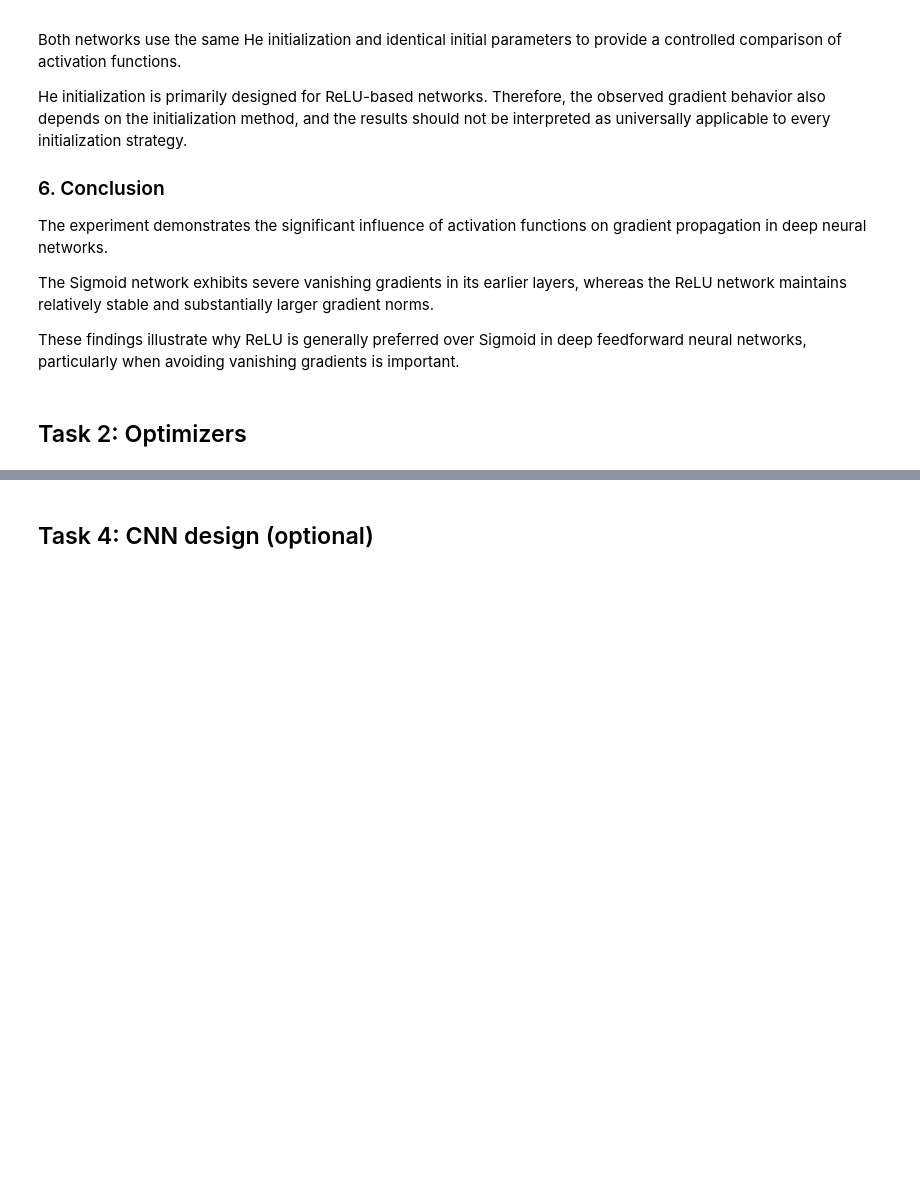
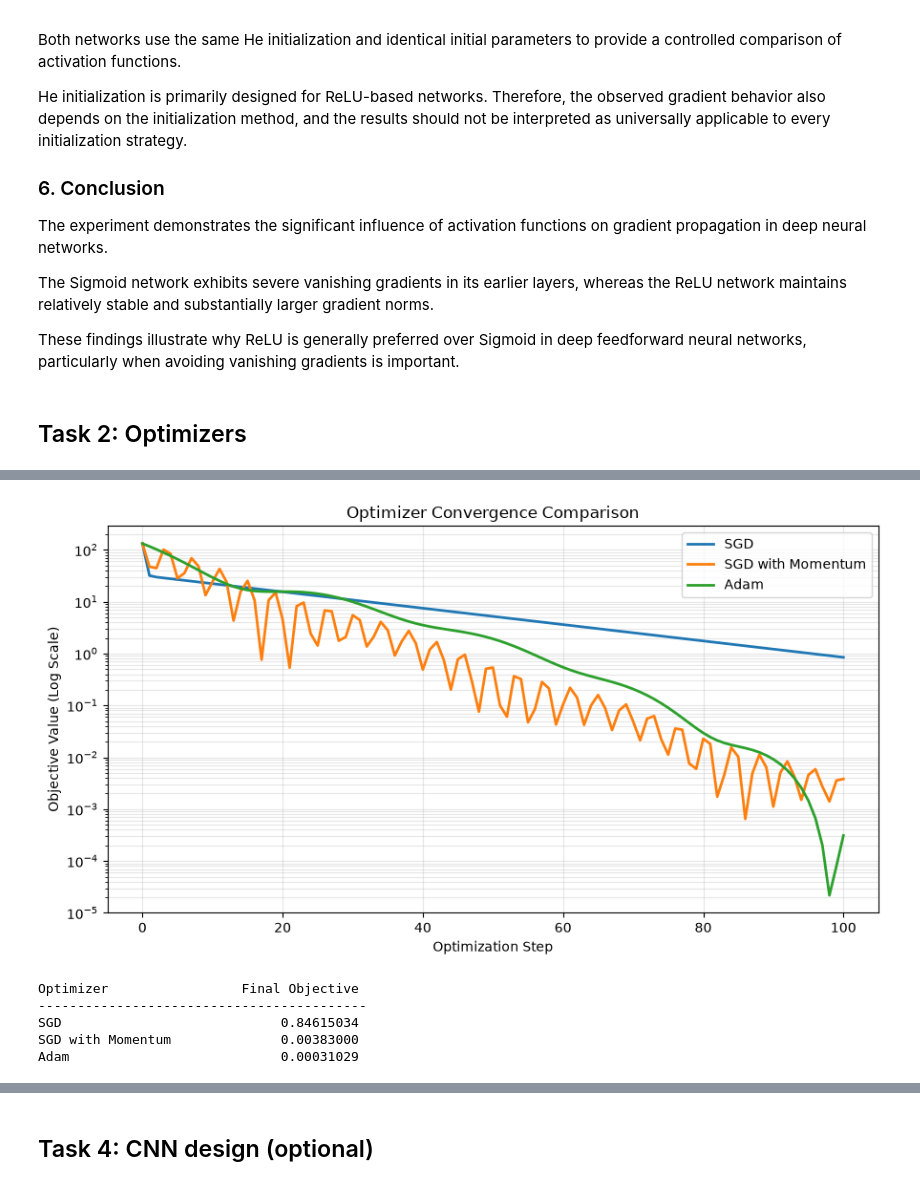
Before and after one commit to JeewanthaSadaruwan/EN4554-Assignment2-CNNs, a Jupyter notebook: 220542J_a02.ipynb, the cells around one changed output, grey strips where cells are left out. Cells and saved outputs as stored; diff of their text form; code cells hidden in the pictures; blank space fills up the shorter version.

```diff
--- a/220542J_a02.ipynb
+++ b/220542J_a02.ipynb
@@ -1173,0 +1734,36 @@ These findings illustrate why ReLU is generally preferred over Sigmoid in deep f
+# %%
+
+plt.figure(figsize=(9, 5))
+
+for name, losses in loss_histories.items():
+
+    plt.semilogy(
+        range(len(losses)),
+        np.maximum(losses, 1e-12),
+        linewidth=2,
+        label=name
+    )
+
+plt.xlabel("Optimization Step")
+plt.ylabel("Objective Value (Log Scale)")
+plt.title("Optimizer Convergence Comparison")
+
+plt.legend()
+plt.grid(True, which="both", alpha=0.3)
+
+plt.tight_layout()
+plt.show()
+# %% [output]
+[figure, added]
+# %%
+print(f"{'Optimizer':<20} {'Final Objective':>20}")
+print("-" * 42)
+
+for name, losses in loss_histories.items():
+    print(f"{name:<20} {losses[-1]:>20.8f}")
+# %% [output]
+Optimizer                 Final Objective
+------------------------------------------
+SGD                            0.84615034
+SGD with Momentum              0.00383000
+Adam                           0.00031029
```
Also changed, not shown: parts of 99 cells of this notebook.
